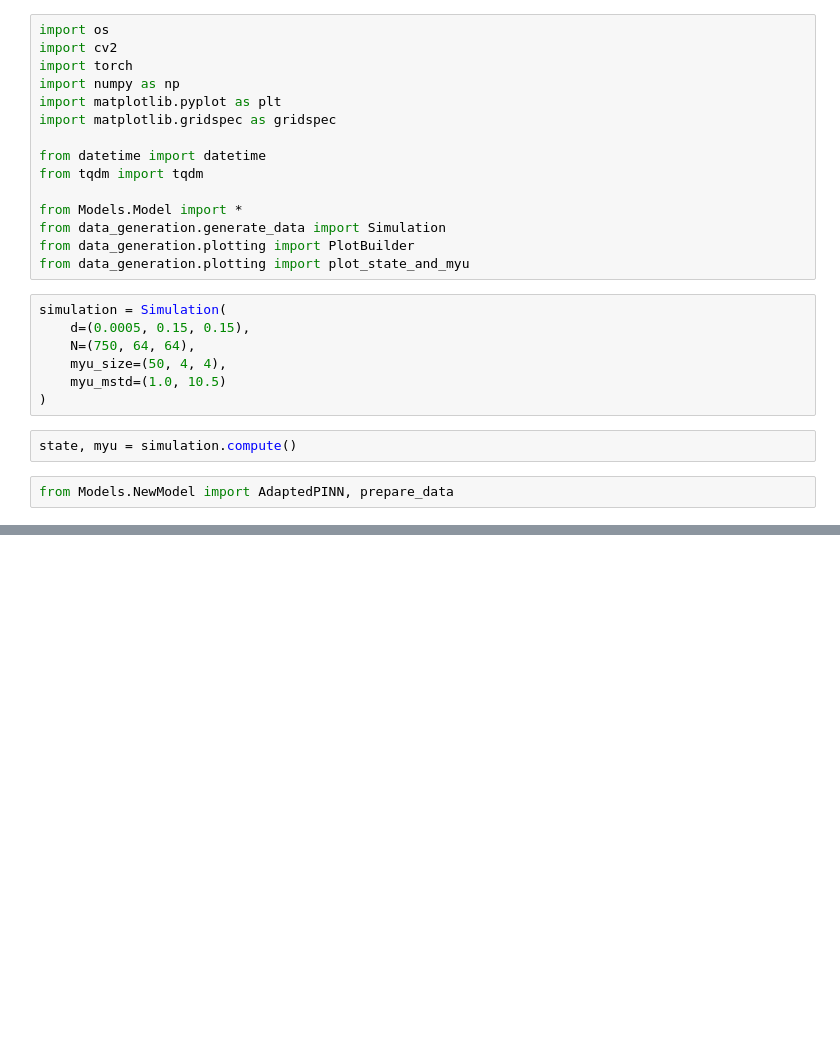
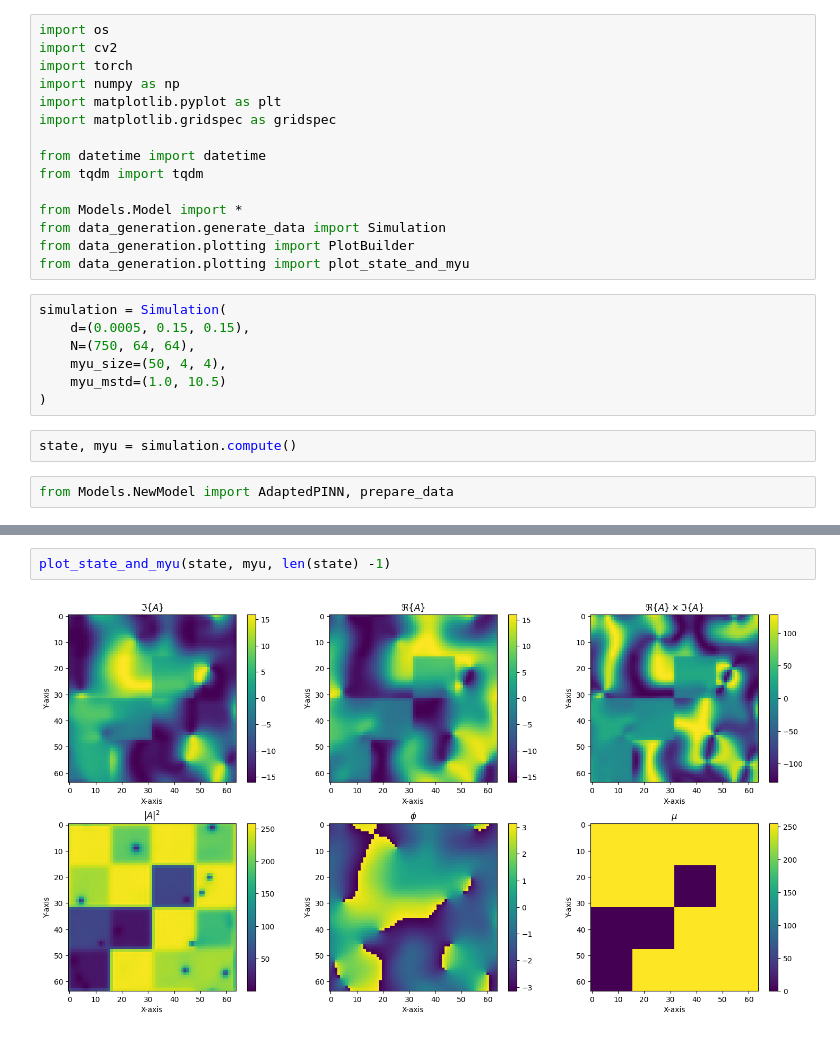
Before and after one commit to Nard248/MLApplication, a Jupyter notebook: Development 2/run.ipynb, the cells around one changed output, grey strips where cells are left out. Drawn from its saved outputs; the diff is of its cells as text; blank space fills up the shorter version.

```diff
--- a/Development 2/run.ipynb
+++ b/Development 2/run.ipynb
@@ -50,0 +170,4 @@ Epoch 0: Train Loss = 1.6936e+05, Val Loss = 1.4766e+02
+# %%
+plot_state_and_myu(state, myu, len(state) -1)
+# %% [output]
+[figure, added]
```
Also changed, not shown: parts of 8 cells of this notebook, 3 other files.
